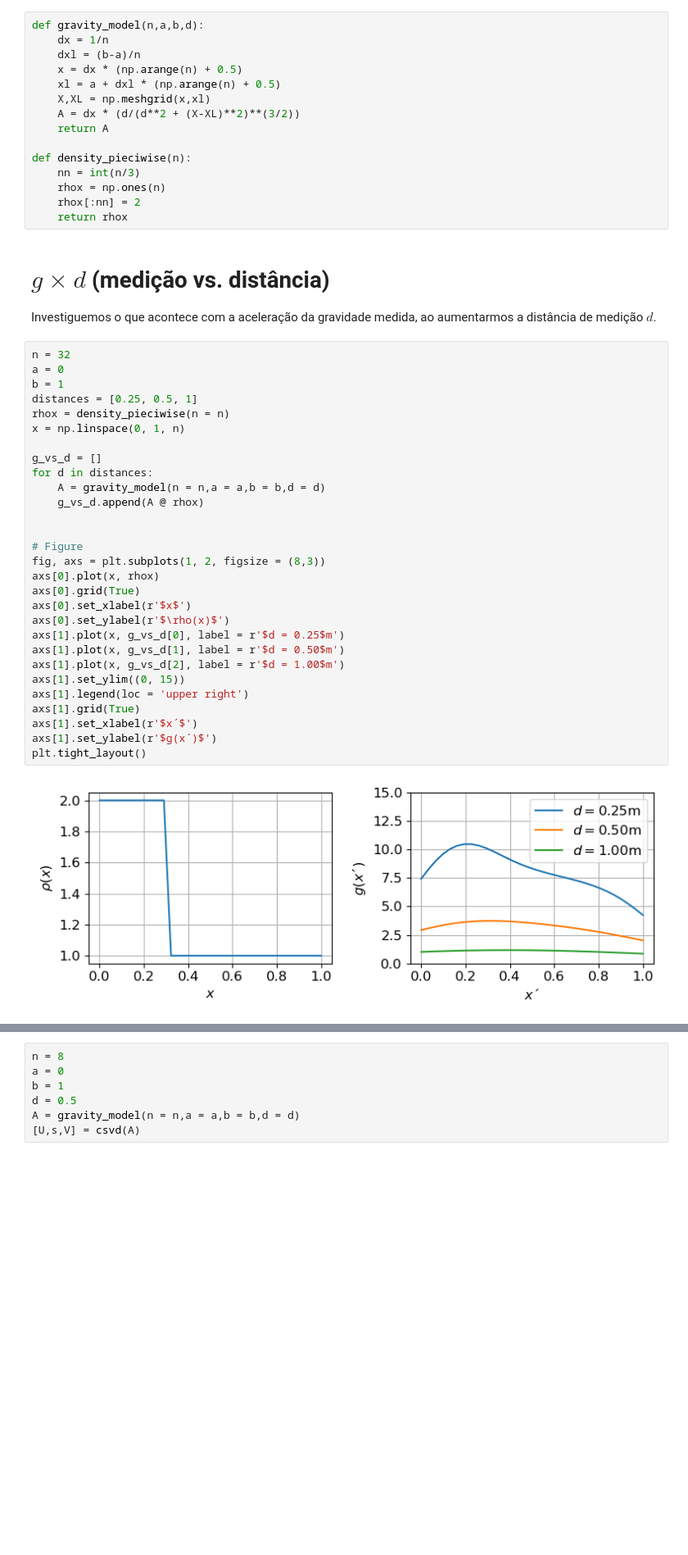
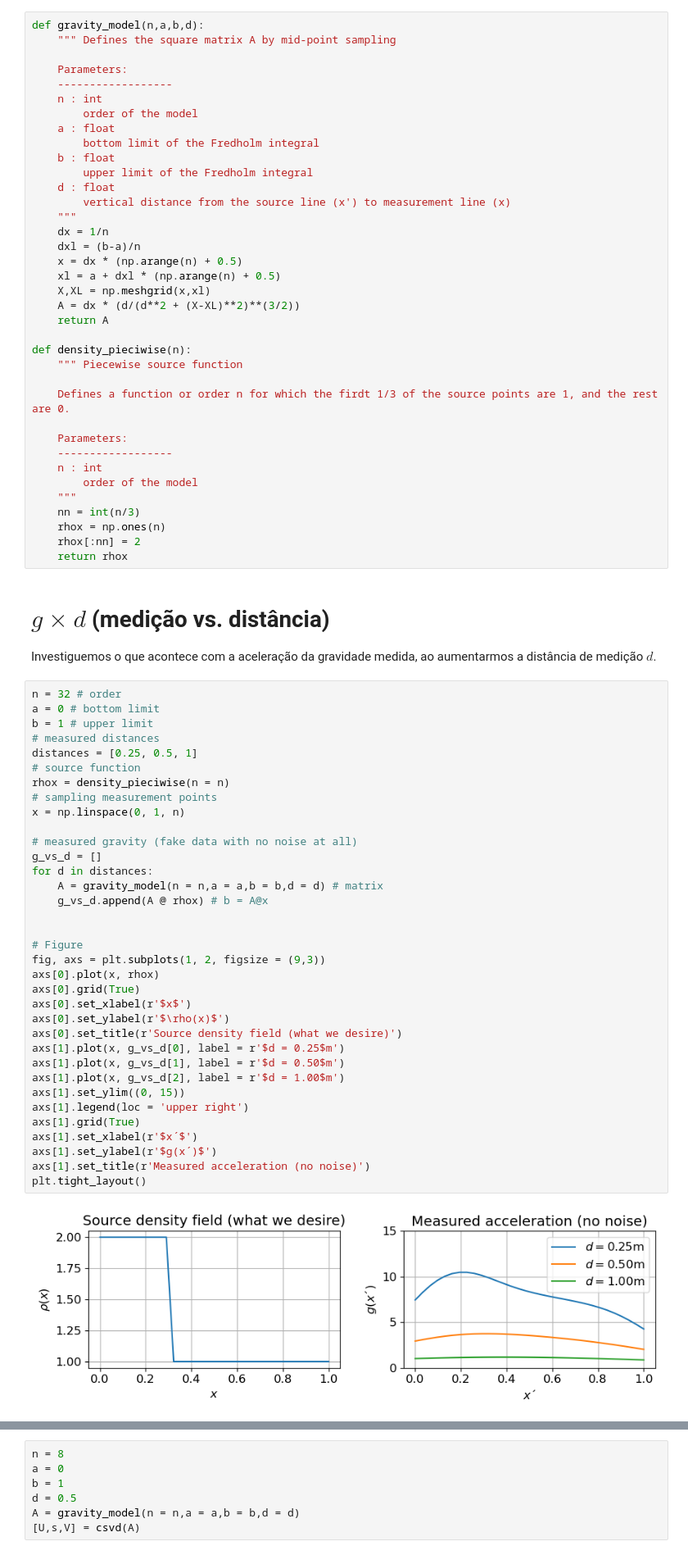
Before and after one commit to eric-brandao/inverse_problems_teach, a Jupyter notebook: 2_Fredholm Integral_PicardCondition_SVD/FredholmIntegral_PicardCondition_SVD.ipynb, the cells around one changed output, grey strips where cells are left out. Shown at 82% size. Saved outputs shown, nothing was run; the diff lists cells and outputs as text; blank space fills up the shorter version.

```diff
--- a/2_Fredholm Integral_PicardCondition_SVD/FredholmIntegral_PicardCondition_SVD.ipynb
+++ b/2_Fredholm Integral_PicardCondition_SVD/FredholmIntegral_PicardCondition_SVD.ipynb
@@ -102,5 +120,18 @@ Vamos definir funções pra computar a matriz $\textbf{A}$ e o campo de densidad
 # %%
 def gravity_model(n,a,b,d):
+    """ Defines the square matrix A by mid-point sampling
+
+    Parameters:
+    ------------------
+    n : int
+        order of the model
+    a : float
+        bottom limit of the Fredholm integral
+    b : float
+        upper limit of the Fredholm integral
+    d : float
+        vertical distance from the source line (x') to measurement line (x)
+    """
     dx = 1/n
     dxl = (b-a)/n
     x = dx * (np.arange(n) + 0.5)
@@ -110,6 +141,15 @@ def gravity_model(n,a,b,d):
     return A
 
 def density_pieciwise(n):
+    """ Piecewise source function
+
+    Defines a function or order n for which the firdt 1/3 of the source points are 1, and the rest are 0.
+
+    Parameters:
+    ------------------
+    n : int
+        order of the model
+    """
     nn = int(n/3)
     rhox = np.ones(n)
     rhox[:nn] = 2
@@ -119,34 +159,40 @@ def density_pieciwise(n):
 
 Investiguemos o que acontece com a aceleração da gravidade medida, ao aumentarmos a distância de medição $d$.
 # %%
-n = 32
-a = 0
-b = 1
+n = 32 # order
+a = 0 # bottom limit
+b = 1 # upper limit
+# measured distances
 distances = [0.25, 0.5, 1]
+# source function
 rhox = density_pieciwise(n = n)
+# sampling measurement points
 x = np.linspace(0, 1, n)
 
+# measured gravity (fake data with no noise at all)
 g_vs_d = []
 for d in distances:
-    A = gravity_model(n = n,a = a,b = b,d = d)
-    g_vs_d.append(A @ rhox)
+    A = gravity_model(n = n,a = a,b = b,d = d) # matrix
+    g_vs_d.append(A @ rhox) # b = A@x
 
 
 # Figure
-fig, axs = plt.subplots(1, 2, figsize = (8,3))
+fig, axs = plt.subplots(1, 2, figsize = (9,3))
 axs[0].plot(x, rhox)
 axs[0].grid(True)
 axs[0].set_xlabel(r'$x$')
 axs[0].set_ylabel(r'$\rho(x)$')
+axs[0].set_title(r'Source density field (what we desire)')
 axs[1].plot(x, g_vs_d[0], label = r'$d = 0.25$m')
 axs[1].plot(x, g_vs_d[1], label = r'$d = 0.50$m')
 axs[1].plot(x, g_vs_d[2], label = r'$d = 1.00$m')
 axs[1].set_ylim((0, 15))
 axs[1].legend(loc = 'upper right')
 axs[1].grid(True)
 axs[1].set_xlabel(r'$x´$')
 axs[1].set_ylabel(r'$g(x´)$')
+axs[1].set_title(r'Measured acceleration (no noise)')
 plt.tight_layout()
 # %% [output]
-[figure, old version]
+[figure, new version]
 # %% [markdown]
```
Also changed, not shown: parts of 16 cells of this notebook.
